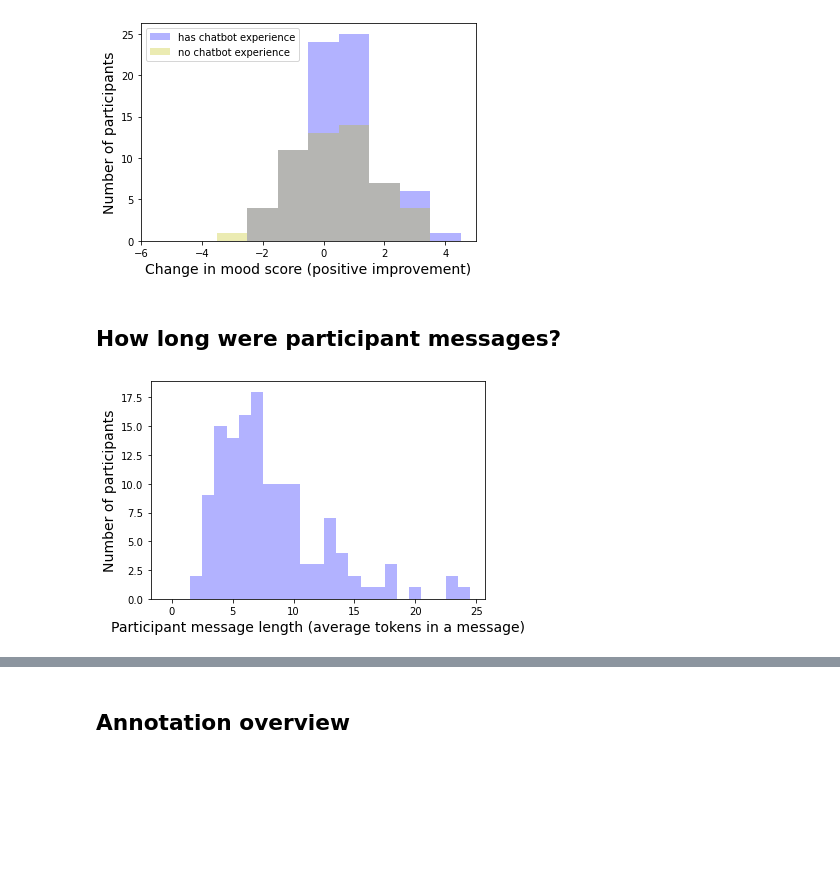
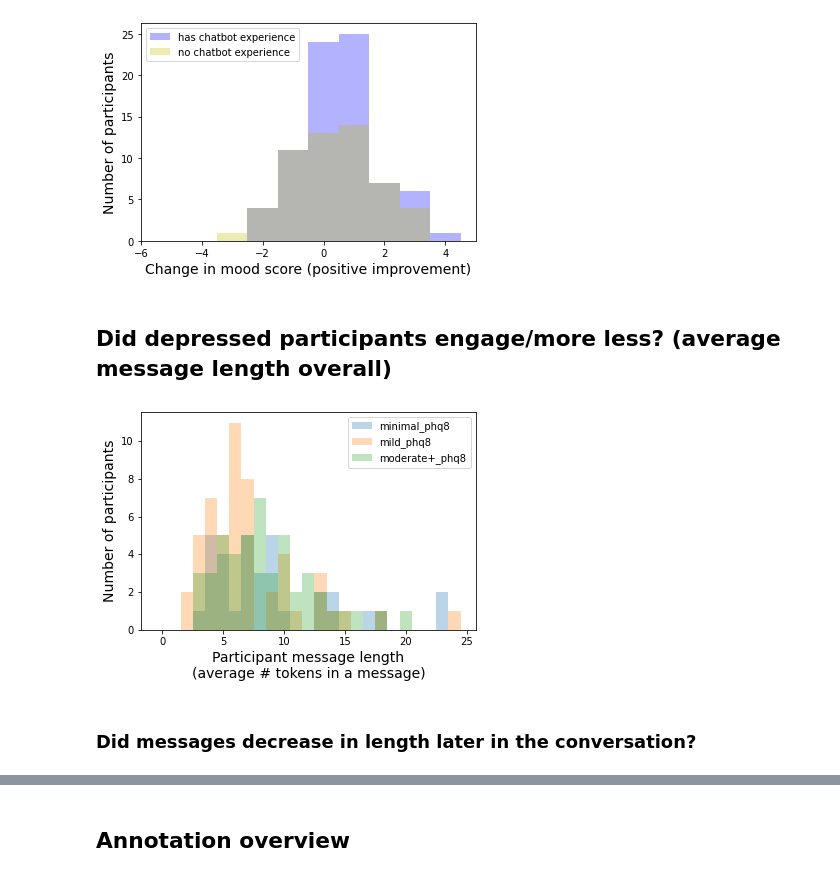
Before and after one commit to odemasi/therapybot_limitations, a Jupyter notebook: Therapybot_plots_v1.ipynb, the cells around one changed output, grey strips where cells are left out. Saved outputs shown, nothing was run; the diff lists cells and outputs as text; code cells hidden in the pictures; blank space fills up the shorter version.

Commit message:
cleaned up plots including: calculate phq8 and gad, new phq8 thresholds, cleaned up no_justification early leaving, declared colors for phq8 and mood worsen/unchanged/improved buckets.

```diff
--- a/Therapybot_plots_v1.ipynb
+++ b/Therapybot_plots_v1.ipynb
@@ -414,6 +485,6 @@ participant_df[participant_df['not_depressed']]['first_leave'].mean(), sum(np.is
 # %% [markdown]
 # Read data
 # %%
-participant_df = pd.read_csv('data/participant_data_19feb2021.csv')
+participant_df = pd.read_csv('data/participant_data_8Mar2021.csv')
 # %%
 message_df = pd.read_csv('data/message_data_19feb2021.csv')
@@ -513,0 +623,17 @@ plt.show()
+# %%
+
+for i, phq8_bucket in enumerate(phq8_buckets):
+    df = phq8_dfs[phq8_bucket]
+    improved = np.mean(df['mood_improved'])
+    unchanged = np.mean(df['mood_unchanged'])
+    worsened = np.mean(df['mood_worsened'])
+
+    temp = [worsened, unchanged, improved]
+    plt.bar(np.arange(len(temp)) + i*.2, 100*np.array(temp), width=.2, color=phq8_colors[i], label=phq8_bucket)
+
+temp_ticks = ['worsened\nmood score', 'unchanged\nmood score', 'improved\nmood score']
+plt.xticks(range(len(temp)), temp_ticks, fontsize=14)
+plt.ylabel('Percent of sub-population (%)', fontsize=14)
+plt.title('Total participants: %s' % participant_df.shape[0], fontsize=14)
+plt.legend()
+plt.show()
@@ -513,0 +642,16 @@ plt.show()
+# %%
+for i, phq8_bucket in enumerate(phq8_buckets):
+    df = phq8_dfs[phq8_bucket]
+    helpful = np.mean(16 <= df['utility'])
+    neutral = np.mean((8 <= df['utility']) & (df['utility'] < 16))
+    unhelpful = np.mean(df['utility'] < 8)
+
+    temp = [unhelpful, neutral, helpful]
+    plt.bar(np.arange(len(temp)) + i*.2, 100*np.array(temp), width=.18, color=phq8_colors[i], label=phq8_bucket)
+
+temp_ticks = ['reported\nunhelpful', 'reported\nneutral', 'reported\nhelpful']
+plt.xticks(range(len(temp)), temp_ticks, fontsize=14)
+plt.ylabel('Percent of sub-population (%)', fontsize=14)
+plt.title('Total participants: %s' % participant_df.shape[0], fontsize=14)
+plt.legend()
+plt.show()
@@ -554,12 +709,18 @@ plt.show()
 # %% [output]
 [figure]
 # %% [markdown]
-## How long were participant messages?
+## Did depressed participants engage/more less? (average message length overall)
 # %%
-plt.hist(participant_df['avg_message_tok'], bins=np.arange(-.5, 25.5), alpha=.3, color='b')
+
+for i, phq8_bucket in enumerate(phq8_buckets):
+    df = phq8_dfs[phq8_bucket]
+    plt.hist(df['avg_message_tok'], bins=np.arange(-.5, 25.5), alpha=.3, label=phq8_bucket)
+
 plt.ylabel('Number of participants', fontsize=14)
-plt.xlabel('Participant message length (average tokens in a message)', fontsize=14)
-# plt.legend()
+plt.xlabel('Participant message length\n(average # tokens in a message)', fontsize=14)
+plt.legend()
 plt.show()
 # %% [output]
-[figure, old version]
+[figure, new version]
+# %% [markdown]
+### Did messages decrease in length later in the conversation?
```
Also changed, not shown: parts of 94 cells of this notebook.
